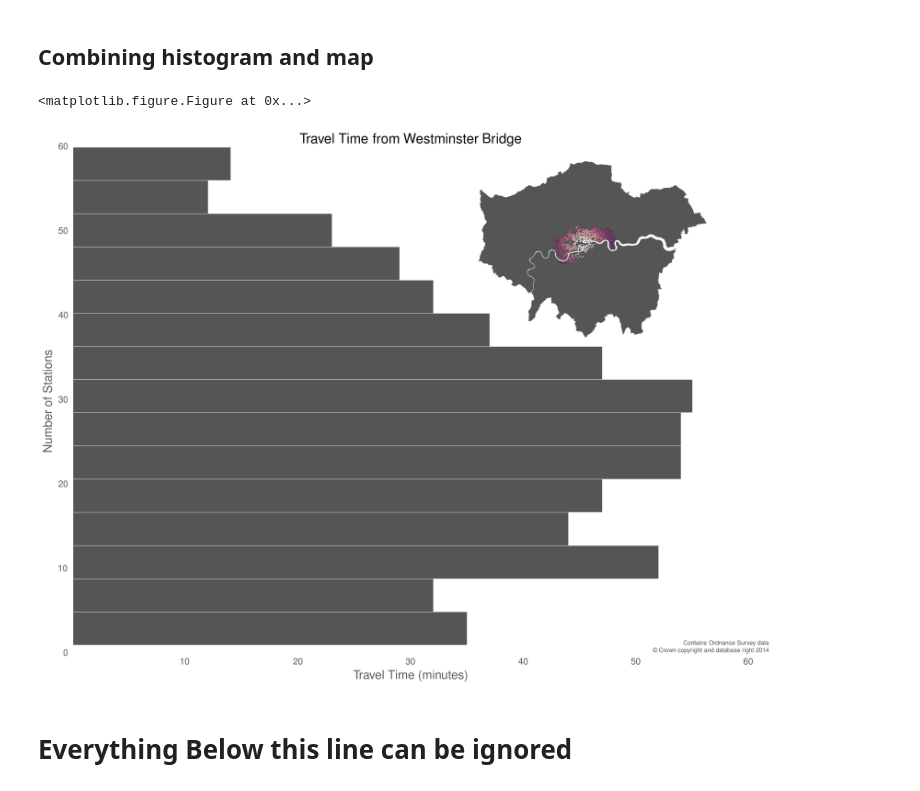
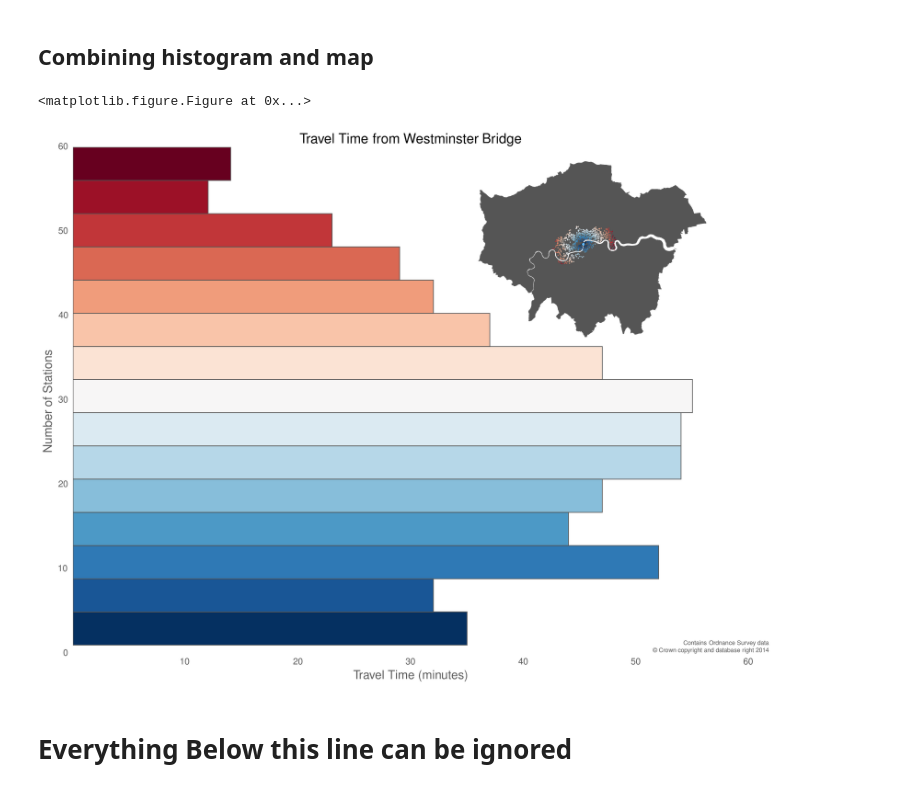
Before and after one commit to urschrei/Geopython, a Jupyter notebook: isochrone.ipynb, the cells around one changed output. Drawn from its saved outputs; the diff is of its cells as text; code cells hidden in the pictures.

Commit message:
Impose colour map on histogram

```diff
--- a/isochrone.ipynb
+++ b/isochrone.ipynb
@@ -424,8 +424,26 @@ plt.clf()
 fig = plt.figure()
 ax = fig.add_subplot(111, axisbg='w', frame_on=False)
 
-stations['travel_time'].plot(kind='hist', orientation='horizontal', bins=15, color='#555555', ax=ax)
+# stations['travel_time'].plot(kind='hist', orientation='horizontal', bins=15, color='#555555', ax=ax)
+
+cm = plt.cm.get_cmap('RdBu_r')
+n, bins, patches = plt.hist(
+    stations['travel_time'],
+    bins=15, orientation='horizontal',
+    color='#555555',
+    ec='#555555',
+    lw=1.)
+# manually impose colour map
+bin_centers = 0.5 * (bins[:-1] + bins[1:])
+normed = Normalize()
+for c, p in zip(normed(bin_centers), patches):
+    plt.setp(p, 'facecolor', cm(c))
+
 # fix ticks and grids
+# histogram plotted on weird axes
+axh = plt.gca()
+axh.grid(b=None)
+
 ax.set_xlabel('Travel Time (minutes)', size=16)
 ax.set_ylabel('Number of Stations', size=16)
 xticks = ax.xaxis.get_major_ticks()
@@ -436,6 +454,7 @@ yticks = ax.yaxis.get_major_ticks()
 for tick in yticks:
     tick.label.set_fontsize(12)
 ax.grid(b=None)
+
 plt.title("Travel Time from Westminster Bridge", size=18)
 # We need to reproduce the OS Data copyright licence
 smallprint = ax.text(
@@ -451,37 +470,37 @@ axins = inset_axes(
     ax,
     width="45%", # width = % of parent_bbox
     height=3.5,
     loc=1)
 axins.axis[:].toggle(ticklabels=False)
 axins.set_axis_off()
 m.scatter(
     stations['projected_lon'],
     stations['projected_lat'],
     c=stations['travel_time'],
     color='#FF0080',
     edgecolor='none',
     alpha=.8,
     s=2.5,
-    cmap='RdPu',
+    cmap='RdBu_r',
     ax=axins,
     vmin=stations['travel_time'].min(), vmax=stations['travel_time'].max(), zorder=5)
 
 m.scatter(*centroid,
-    s=10., edgecolor='#000000', alpha=1.,
+    s=20., edgecolor='#000000', alpha=1.,
     color='#63B8FF', zorder=5, ax=axins)
 
 # this makes the Thames transparent
 lp = PatchCollection(
-    [PolygonPatch(poly) for poly in london_poly.difference(Polygon(m.thames[0]).buffer(.00001))],
+    [PolygonPatch(poly) for poly in london_poly.difference(Polygon(m.thames[0]).buffer(0))],
     color='#555555', lw=.0001, alpha=1., zorder=3, match_original=False)
 
 axins.add_collection(lp)
 # fig.set_size_inches(7.28, 5.25)
 plt.savefig("data/inset.png", format="png", bbox_inches='tight', transparent=True, alpha=True, dpi=300)
 plt.show()
 # %% [output]
 <matplotlib.figure.Figure at 0x...>
-[figure, old version]
+[figure, new version]
 # %% [markdown]
 # Everything Below this line can be ignored
 # %% [markdown]
```
Also changed, not shown: parts of 1 cell of this notebook, 2 other files.
